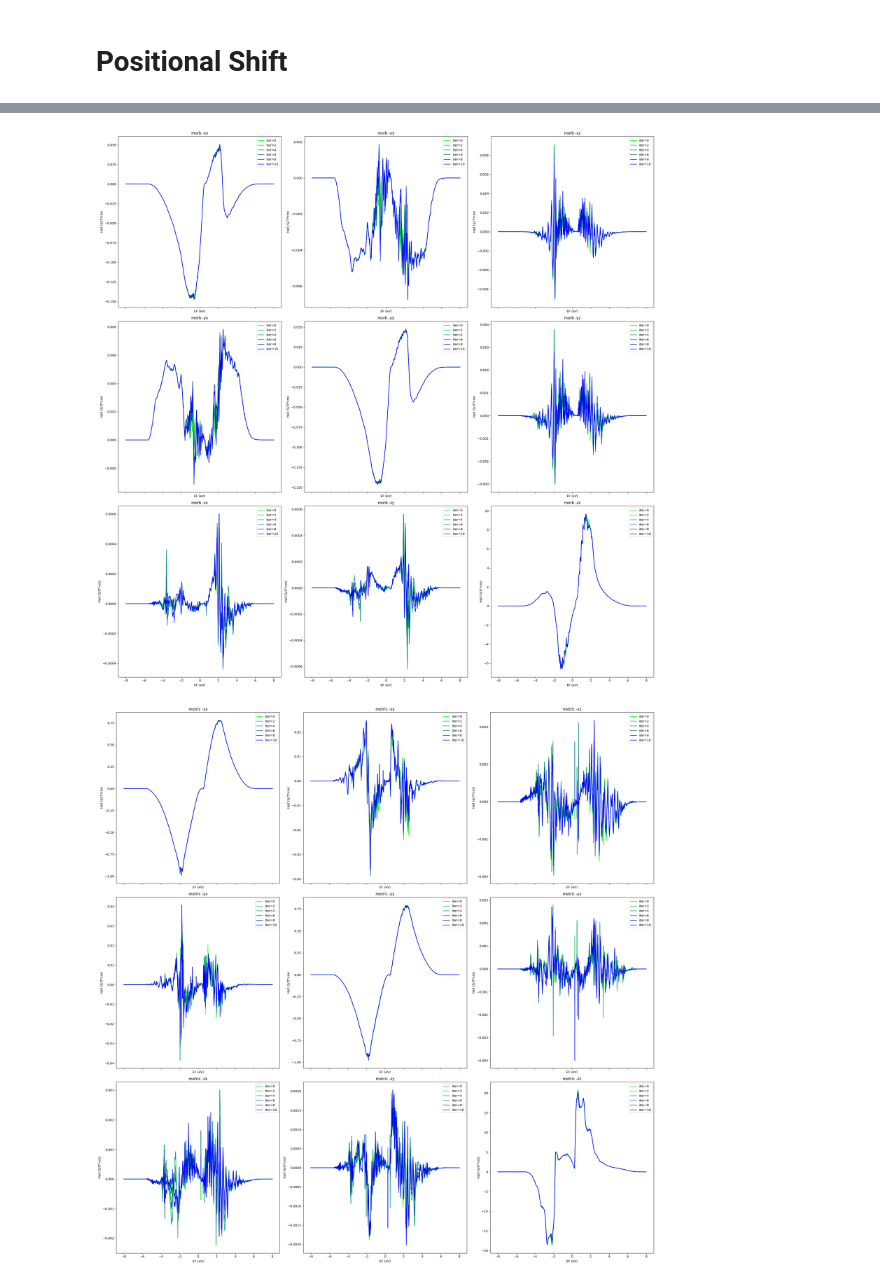
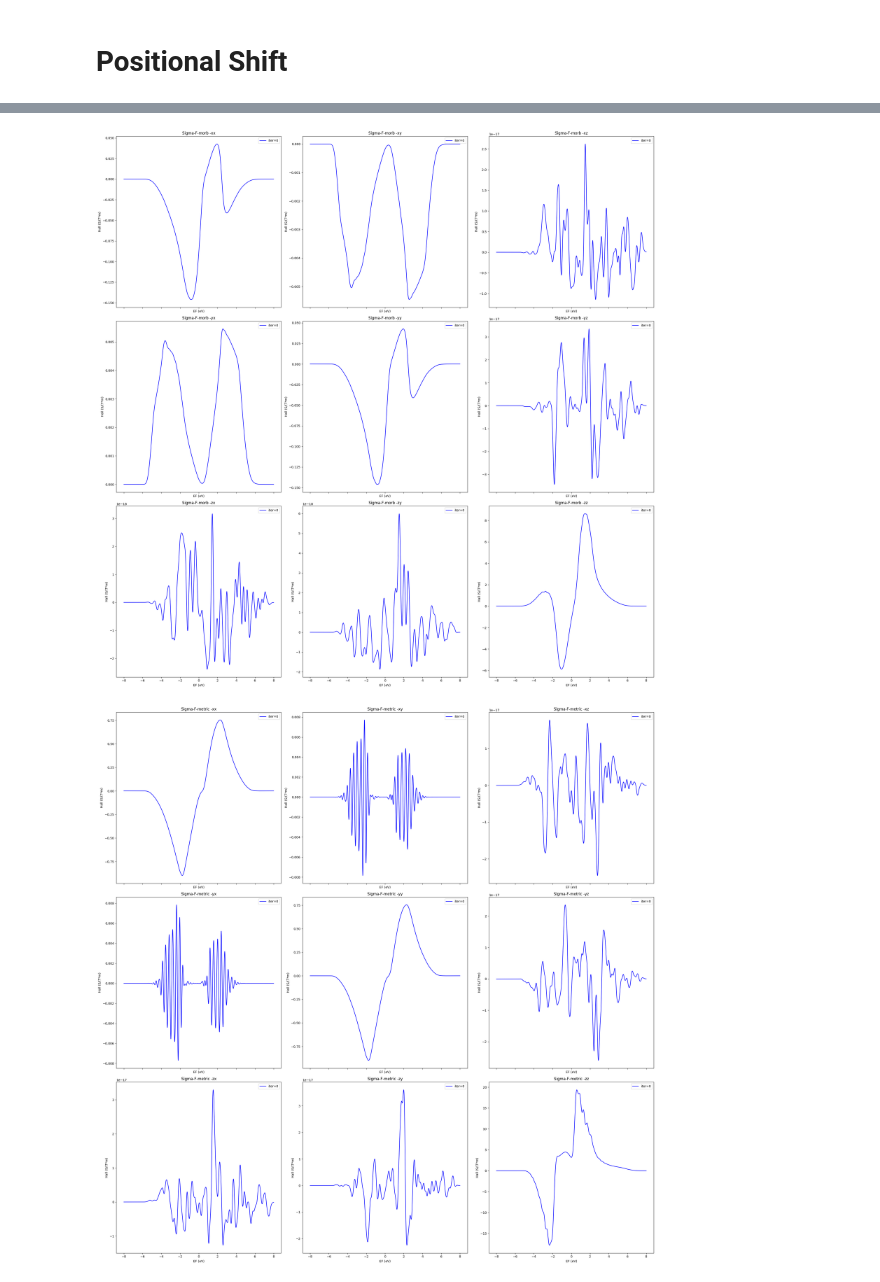
Before and after one commit to elchatz/pos-shift-test, a Jupyter notebook: Ferroaxial-TB.ipynb, the cells around one changed output, grey strips where cells are left out. Saved outputs shown, nothing was run; the diff lists cells and outputs as text; code cells hidden in the pictures.

Commit message:
integrated quantity

```diff
--- a/Ferroaxial-TB.ipynb
+++ b/Ferroaxial-TB.ipynb
@@ -48,8 +48,10 @@ Reading the system from PythTB finished successfully
 import os
 
 
-tetra = True
+tetra = False
 Efermi = np.linspace(-8, +8, 1601)
+from wannierberri.smoother import FermiDiracSmoother
+smoother = FermiDiracSmoother(T_Kelvin=1000, E=Efermi)
 
 calculators = {}
 calculators["hall_positional_shift_morb"] = HallPositionalShift(Efermi=Efermi, tetra=tetra, kwargs_formula={"morb_part": True,
@@ -60,17 +62,17 @@ calculators["hall_positional_shift_metric"] = HallPositionalShift(Efermi=Efermi,
 os.makedirs('./output', exist_ok=True)
 
 system = system_sym
-suffix = "sym"
-grid = wberri.Grid(system, NKdiv=[16,16,16], NKFFT=[8,8,8])
+suffix = "nosym-smoothed"
+grid = wberri.Grid(system, NKdiv=[8,8,8], NKFFT=[8,8,8])
 result_run = wberri.run(system,
         grid=grid,
         calculators = calculators,
         parallel=False,
-        adpt_num_iter=10,
+        adpt_num_iter=0,
             fout_name=f'./output/ferroaxial-tb-TR-{suffix}',
             restart=False,
-            use_irred_kpt=True,
-            symmetrize=True
+            use_irred_kpt=False,
+            symmetrize=False
             )
 # %% [output]
 Starting run()
@@ -93,36 +95,39 @@ run() finished
 # %%
 from matplotlib import pyplot as plt
 import numpy as np
 
-def plot_integrated(ax, seedname, iter_start, iter_end, iter_step, suffix="", component=(0,1)):
+def plot_integrated(ax, seedname, iter_start, iter_end, iter_step, suffix="", component=(0,1), smoother=None):
     for i in range(iter_start, iter_end+1, iter_step):
         res_ps_morb =  np.load(f"output/{seedname}-hall_positional_shift_{suffix}_iter-{i:04d}.npz")
         Efermi = res_ps_morb['Energies_0']
         alpha = (i-iter_start)/(iter_end-iter_start)
-        color = (0, 1- alpha, alpha)
+        color = (0, alpha, 1-alpha)
         data = res_ps_morb["data"][:,*component]
+        if smoother is not None:
+            data = smoother(data)
         ax.plot(Efermi , data, label=f"iter={i}", color=color)
     ax.set_title(f"{seedname} convergence")
     ax.set_xlabel("EF (eV)")
     ax.set_ylabel("Hall (S/(T*cm)")
     ax.legend()
     plt.tight_layout()
     plt.savefig(f"{seedname}_convergence.png", dpi=300)
 
 
+smoother = FermiDiracSmoother(T_Kelvin=1000, E=Efermi)
 
 
 for term in ["morb", "metric"]:
     fig, axes = plt.subplots(3, 3, sharey=False, sharex=True, figsize=(25, 25))
     for i in range(3):
         for j in range(3):
             ax = axes[i,j]
-            plot_integrated(ax, seedname="ferroaxial-tb-TR-no-sym", iter_start=0, iter_end=10, iter_step=2, suffix=term, component=(i,j))
-            ax.set_title(f"{term} -{"xyz"[i]}{"xyz"[j]}")
+            plot_integrated(ax, seedname="ferroaxial-tb-TR-nosym-smoothed", iter_start=0, iter_end=1, iter_step=2, suffix=term, component=(i,j), smoother=smoother)
+            ax.set_title(f"Sigma-F-{term} -{"xyz"[i]}{"xyz"[j]}")
             ax.set_xlabel("EF (eV)")
             ax.set_ylabel("Hall (S/(T*m)")
     plt.tight_layout()
 # %% [output]
-[figure, old version]
+[figure, new version]
-[figure, old version]
+[figure, new version]
 # %%
```
Also changed, not shown: parts of 2 cells of this notebook.
